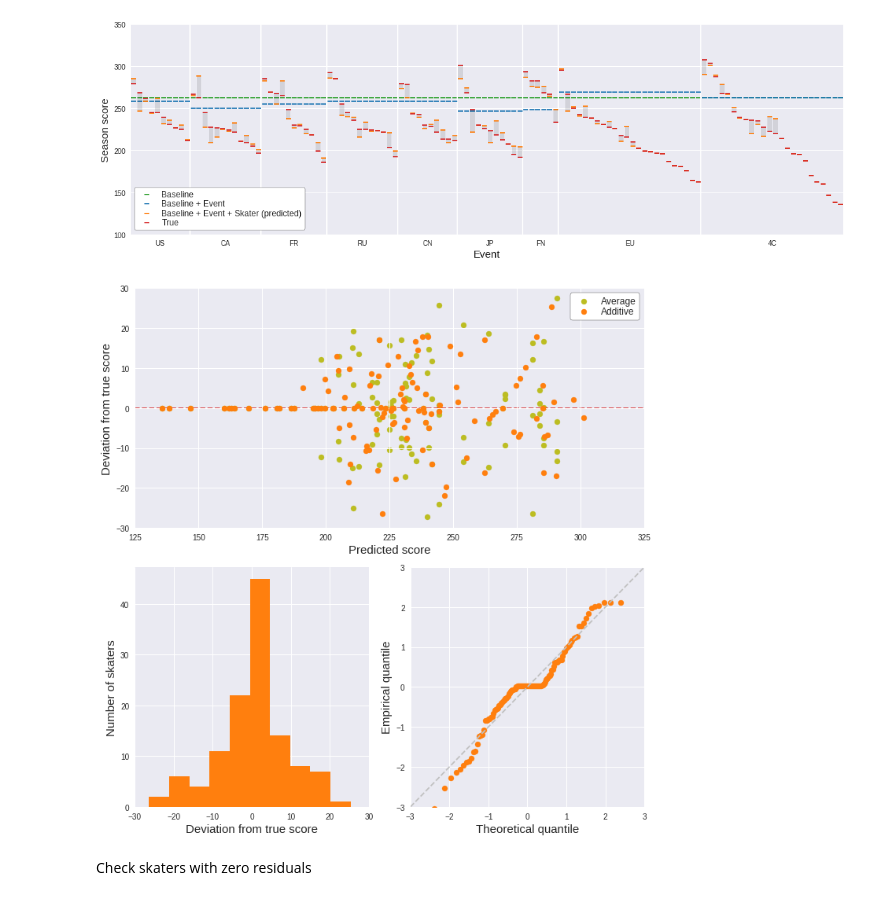
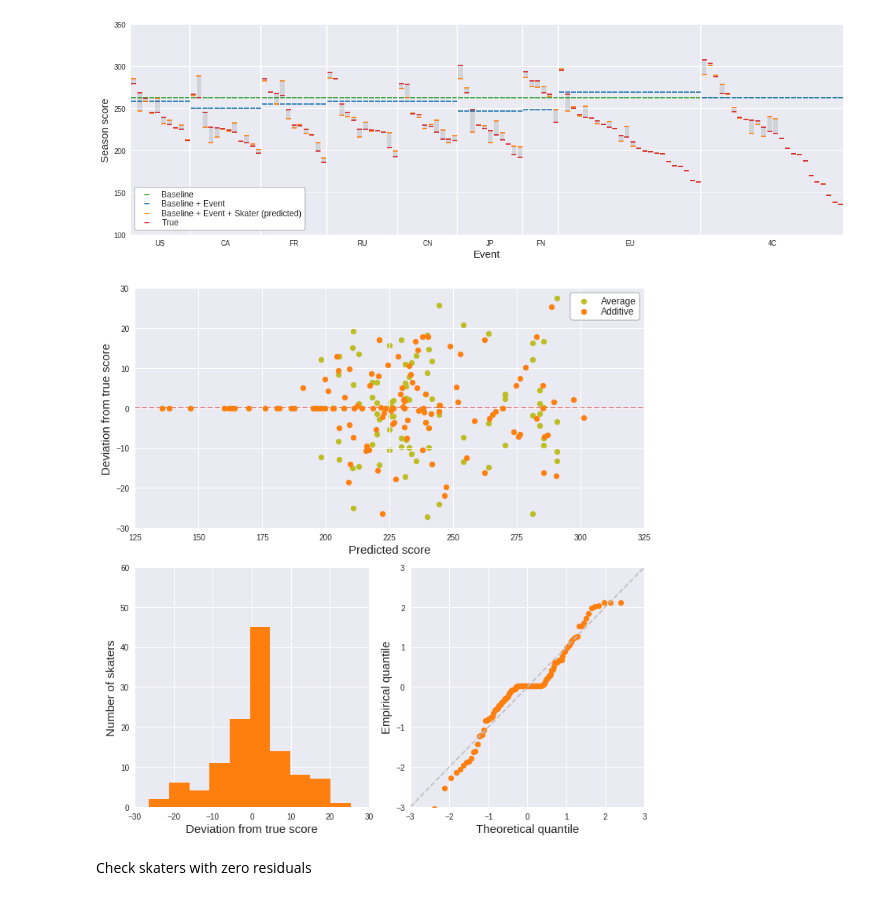
Before and after one commit to khanhnguyendata/skate_predict, a Jupyter notebook: analysis.ipynb, the cells around one changed output. Saved outputs shown, nothing was run; the diff lists cells and outputs as text; code cells hidden in the pictures.

```diff
--- a/analysis.ipynb
+++ b/analysis.ipynb
@@ -386,7 +270,7 @@ X = dummies.values
 y = season_scores['score'].values
 
 # Append column of all 1's to the left of feature matrix
-X = np.insert(X, 0, 1, axis=1)
+X = np.insert(X, obj=0, values=1, axis=1)
 
 # Apply normal equation to find linear regression coefficients (including intercept)
 coefs_linear = np.linalg.inv(X.T @ X) @ (X.T @ y)
@@ -557,36 +441,37 @@ ax.scatter(df_compare_add['predicted'], df_compare_add['predicted']-df_compare_a
 
 ax.set_xlabel('Predicted score', fontsize=15)
 ax.set_ylabel('Deviation from true score', fontsize=15)
 
 ax.set_xlim([125, 325])
 ax.set_ylim([-30, 30])
 ax.legend(fontsize=12, frameon=True, framealpha=1, facecolor='white', edgecolor='black', labelspacing=0.1)
 
 ax1 = fig.add_subplot(grid[1, 0])
 residuals = (df_compare_add['predicted'] - df_compare_add['score']).values
 ax1.hist(residuals, color='tab:orange')
-ax1.set_xlim([-30, 30])
+ax1.set_xlim(-30, 30)
 ax1.set_xlabel('Deviation from true score', fontsize=15)
+ax1.set_ylim(0, 60)
 ax1.set_ylabel('Number of skaters', fontsize=15)
 
 ax2 = fig.add_subplot(grid[1, 1])
 cum_probs = np.arange(1, len(residuals)) / len(residuals)
 percentiles = norm().ppf(cum_probs)
 sorted_residuals = np.sort(residuals)[:-1]
 normalized_residual = (sorted_residuals - sorted_residuals.mean()) / sorted_residuals.std()
 
 ax2.scatter(percentiles, normalized_residual, color='tab:orange')
 ax2.plot([-3, 3], [-3, 3], '--', color='silver')
 ax2.set_xlabel('Theoretical quantile', fontsize=15)
 ax2.set_ylabel('Empirical quantile', fontsize=15)
 ax2.set_xlim([-3, 3])
 ax2.set_ylim([-3, 3])
 
 plt.tight_layout()
 
-# fig.savefig('viz/linear_viz2.png')
+fig.savefig('viz/additive_model_check.png')
 # %% [output]
-[figure, old version]
+[figure, new version]
 # %% [markdown]
 Check skaters with zero residuals
 # %%
```
Also changed, not shown: parts of 52 cells of this notebook.
